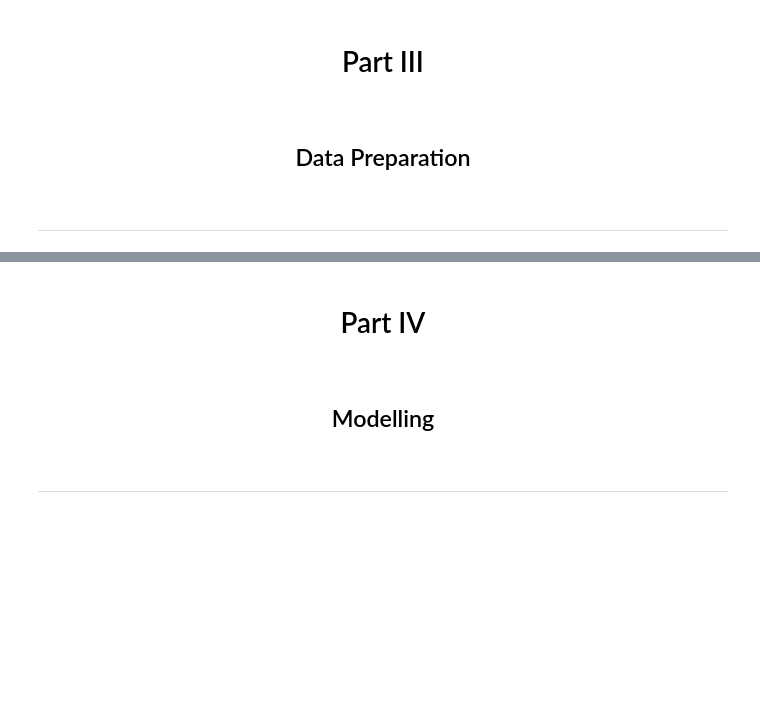
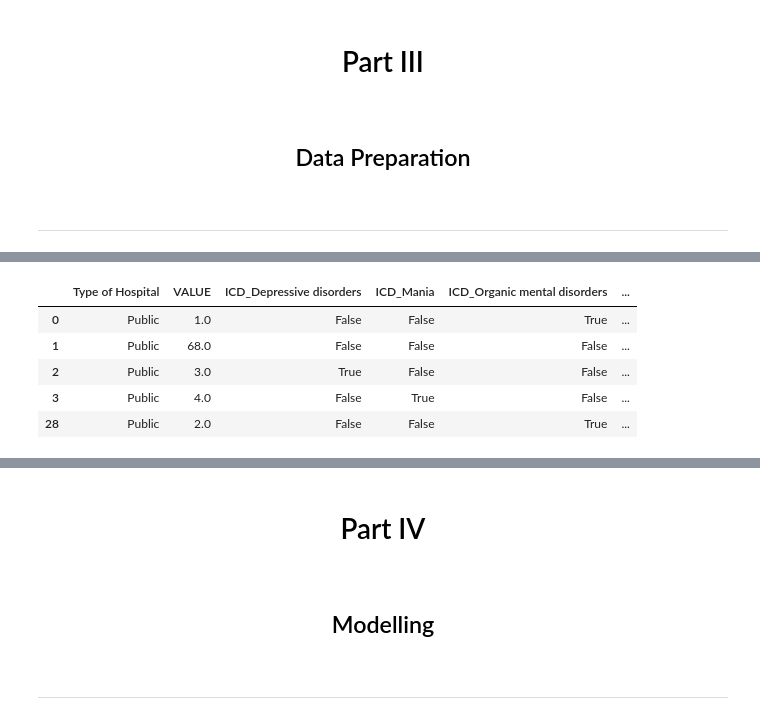
Before and after one commit to Mel23msc/Assignment, a Jupyter notebook: sba22535_PopDiagAssignment.ipynb, the cells around one changed output, grey strips where cells are left out. Drawn from its saved outputs; the diff is of its cells as text; code cells hidden in the pictures; blank space fills up the shorter version.

```diff
--- a/sba22535_PopDiagAssignment.ipynb
+++ b/sba22535_PopDiagAssignment.ipynb
@@ -616,0 +626,14 @@ fig.show()
+# %%
+df_ml = count.drop(columns=['Year']).copy()
+# %%
+df_ml['ICD 10 Diagnostic Group'] = df_ml['ICD 10 Diagnostic Group'].astype('category')
+df_ml = pd.get_dummies(df_ml, columns=['ICD 10 Diagnostic Group'], prefix='ICD', dtype=bool)
+# %%
+df_ml.head()
+# %% [output]
+|  | Type of Hospital | VALUE | ICD_Depressive disorders | ICD_Mania | ICD_Organic mental disorders | ... |
+| 0 | Public | 1.0 | False | False | True | ... |
+| 1 | Public | 68.0 | False | False | False | ... |
+| 2 | Public | 3.0 | True | False | False | ... |
+| 3 | Public | 4.0 | False | True | False | ... |
+| 28 | Public | 2.0 | False | False | True | ... |
```
Also changed, not shown: parts of 10 cells of this notebook, 1 other file.
